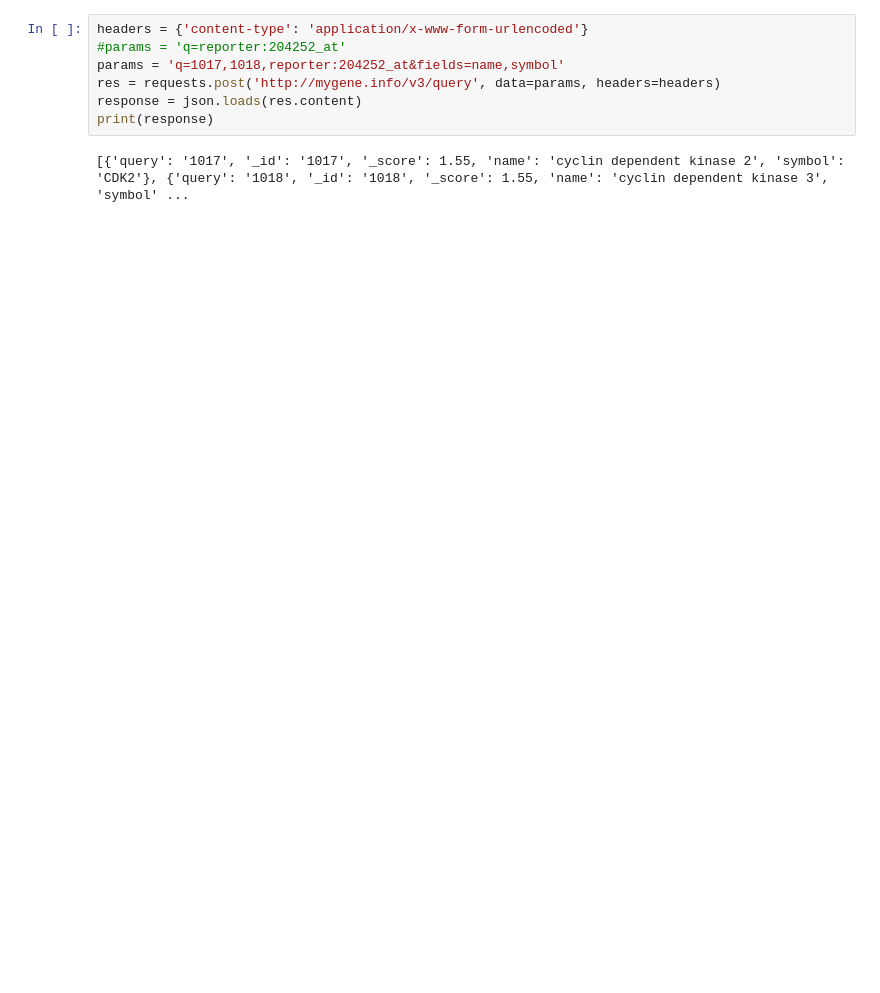
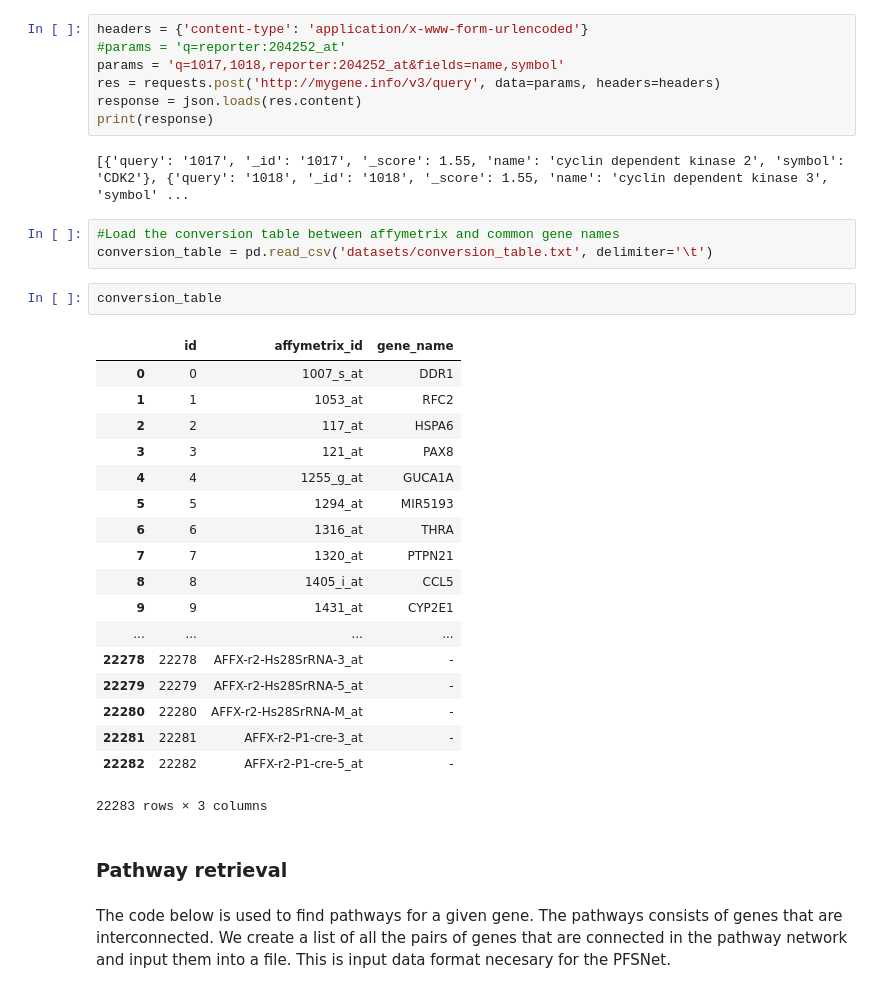
Before and after one commit to pawelkostek1/breast_cancer_relapse_classifier, a Jupyter notebook: Bioinformatics Project.ipynb, the cells around one changed output. Cells and saved outputs as stored; diff of their text form; blank space fills up the shorter version.

Commit message:
Added pathway retrieval.

```diff
--- a/Bioinformatics Project.ipynb
+++ b/Bioinformatics Project.ipynb
@@ -90,4 +85,32 @@ response = json.loads(res.content)
 print(response)
 # %% [output]
 [{'query': '1017', '_id': '1017', '_score': 1.55, 'name': 'cyclin dependent kinase 2', 'symbol': 'CDK2'}, {'query': '1018', '_id': '1018', '_score': 1.55, 'name': 'cyclin dependent kinase 3', 'symbol' ...
+# %%
+#Load the conversion table between affymetrix and common gene names
+conversion_table = pd.read_csv('datasets/conversion_table.txt', delimiter='\t')
+# %%
+conversion_table
+# %% [output]
+|  | id | affymetrix_id | gene_name |
+| 0 | 0 | 1007_s_at | DDR1 |
+| 1 | 1 | 1053_at | RFC2 |
+| 2 | 2 | 117_at | HSPA6 |
+| 3 | 3 | 121_at | PAX8 |
+| 4 | 4 | 1255_g_at | GUCA1A |
+| 5 | 5 | 1294_at | MIR5193 |
+| 6 | 6 | 1316_at | THRA |
+| 7 | 7 | 1320_at | PTPN21 |
+| 8 | 8 | 1405_i_at | CCL5 |
+| 9 | 9 | 1431_at | CYP2E1 |
+| ... | ... | ... | ... |
+| 22278 | 22278 | AFFX-r2-Hs28SrRNA-3_at | - |
+| 22279 | 22279 | AFFX-r2-Hs28SrRNA-5_at | - |
+| 22280 | 22280 | AFFX-r2-Hs28SrRNA-M_at | - |
+| 22281 | 22281 | AFFX-r2-P1-cre-3_at | - |
+| 22282 | 22282 | AFFX-r2-P1-cre-5_at | - |
+22283 rows × 3 columns
+# %% [markdown]
+### Pathway retrieval
+# %% [markdown]
+The code below is used to find pathways for a given gene. The pathways consists of genes that are interconnected. We create a list of all the pairs of genes that are connected in the pathway network and input them into a file. This is input data format necesary for the PFSNet.
 # %%
```
Also changed, not shown: parts of 29 cells of this notebook, 13 other files.
